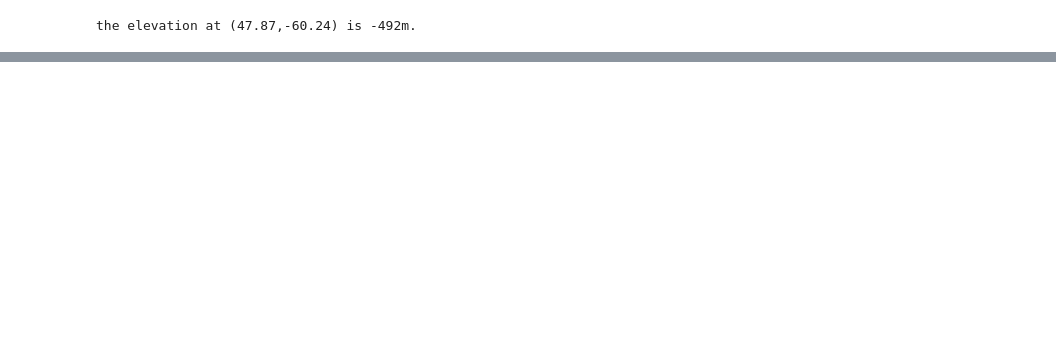
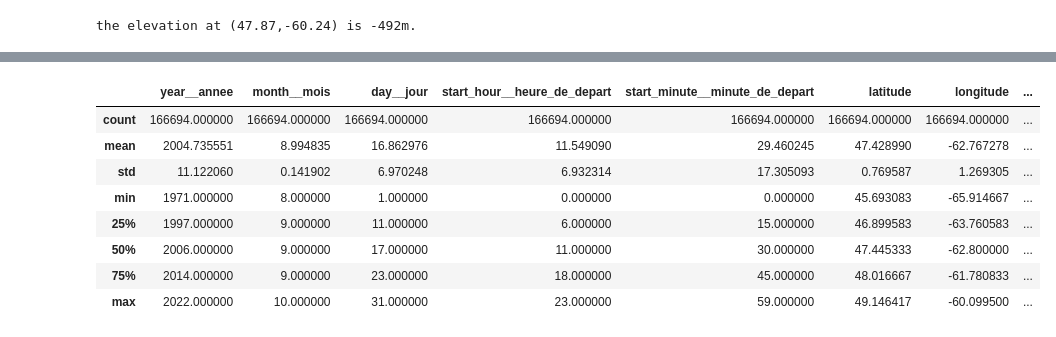
Before and after one commit to davjfish/WatspeedStatsGroupProject, a Jupyter notebook: analysis/Initial_Exploration_of_Data.ipynb, the cells around one changed output, grey strips where cells are left out. Saved outputs shown, nothing was run; the diff lists cells and outputs as text; code cells hidden in the pictures; blank space fills up the shorter version.

```diff
--- a/analysis/Initial_Exploration_of_Data.ipynb
+++ b/analysis/Initial_Exploration_of_Data.ipynb
@@ -137,0 +60,7 @@ the elevation at (47.87,-60.24) is -492m.
+# %%
+# grabbing hold of this dataset
+# https://open.canada.ca/data/en/dataset/1989de32-bc5d-c696-879c-54d422438e64
+# https://open.canada.ca/data/en/dataset/1989de32-bc5d-c696-879c-54d422438e64/resource/6548c805-4b6f-4439-8e5b-6dd293684794
+
+# load the data into a pandas dataframe
+df = pd.read_csv("../data/sGSL-September-RV-FGP.csv")
@@ -137,0 +96,12 @@ the elevation at (47.87,-60.24) is -492m.
+# %%
+df.describe()
+# %% [output]
+|  | year__annee | month__mois | day__jour | start_hour__heure_de_depart | start_minute__minute_de_depart | latitude | longitude | ... |
+| count | 166694.000000 | 166694.000000 | 166694.000000 | 166694.000000 | 166694.000000 | 166694.000000 | 166694.000000 | ... |
+| mean | 2004.735551 | 8.994835 | 16.862976 | 11.549090 | 29.460245 | 47.428990 | -62.767278 | ... |
+| std | 11.122060 | 0.141902 | 6.970248 | 6.932314 | 17.305093 | 0.769587 | 1.269305 | ... |
+| min | 1971.000000 | 8.000000 | 1.000000 | 0.000000 | 0.000000 | 45.693083 | -65.914667 | ... |
+| 25% | 1997.000000 | 9.000000 | 11.000000 | 6.000000 | 15.000000 | 46.899583 | -63.760583 | ... |
+| 50% | 2006.000000 | 9.000000 | 17.000000 | 11.000000 | 30.000000 | 47.445333 | -62.800000 | ... |
+| 75% | 2014.000000 | 9.000000 | 23.000000 | 18.000000 | 45.000000 | 48.016667 | -61.780833 | ... |
+| max | 2022.000000 | 10.000000 | 31.000000 | 23.000000 | 59.000000 | 49.146417 | -60.099500 | ... |
```
Also changed, not shown: parts of 16 cells of this notebook, 2 other files.
